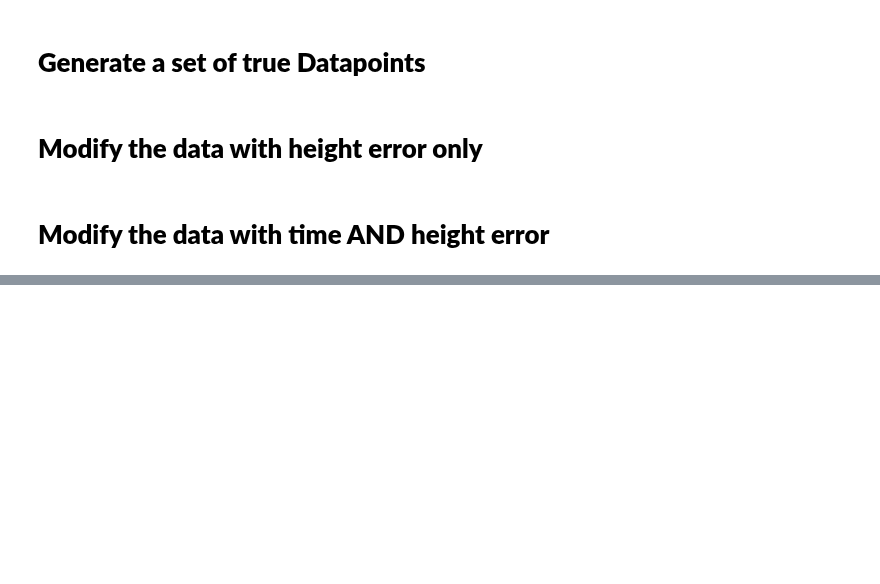
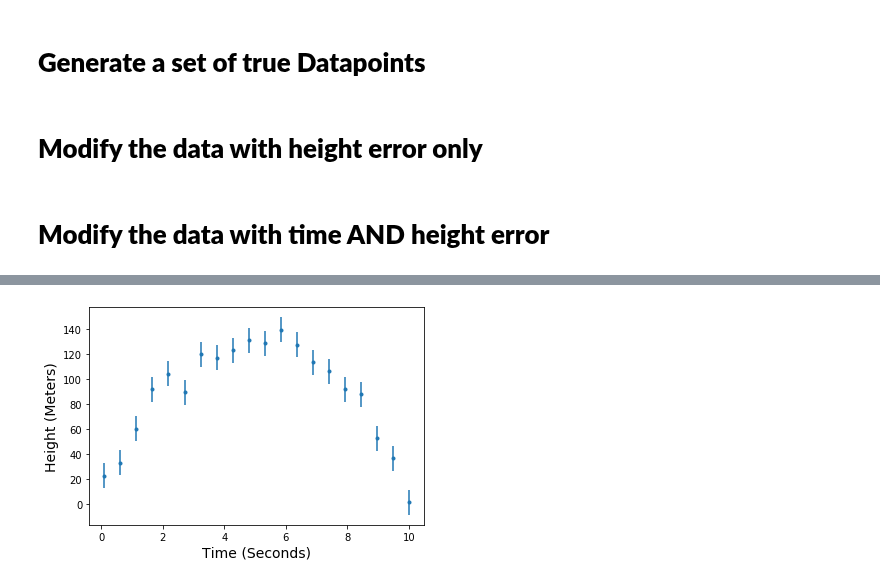
Before and after one commit to jpierel14/USC_PythonCourse_2019, a Jupyter notebook: Day_4/day_4_data_generator.ipynb, the cells around one changed output, grey strips where cells are left out. Cells and saved outputs as stored; diff of their text form; code cells hidden in the pictures; blank space fills up the shorter version.

Commit message:
added a data generator notebook

```diff
--- a/Day_4/day_4_data_generator.ipynb
+++ b/Day_4/day_4_data_generator.ipynb
@@ -116,0 +128,8 @@ astropy.io.ascii.write( my_data_2D, "2D_Generated_Data.astropydat", overwrite =
+# %%
+#Plot the 1D-error data
+plt.errorbar( my_data_1D['time'], my_data_1D['height'], yerr =  my_data_1D['error'], fmt = ".")
+plt.ylabel('Height (Meters)',fontsize=14)
+plt.xlabel('Time (Seconds)',fontsize=14)
+plt.show()
+# %% [output]
+[figure, added]
```
Also changed, not shown: parts of 7 cells of this notebook, 6 other files.
